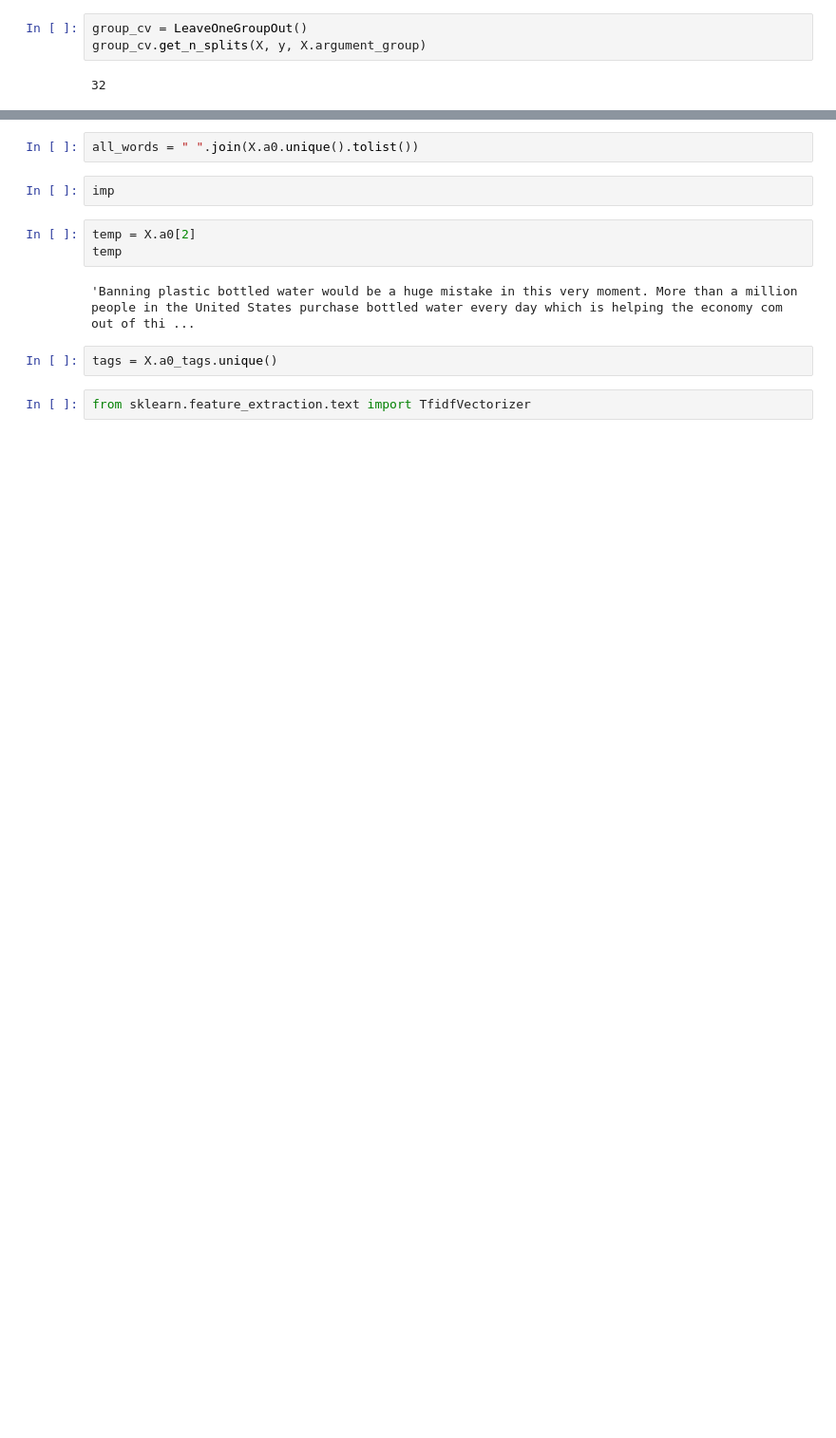
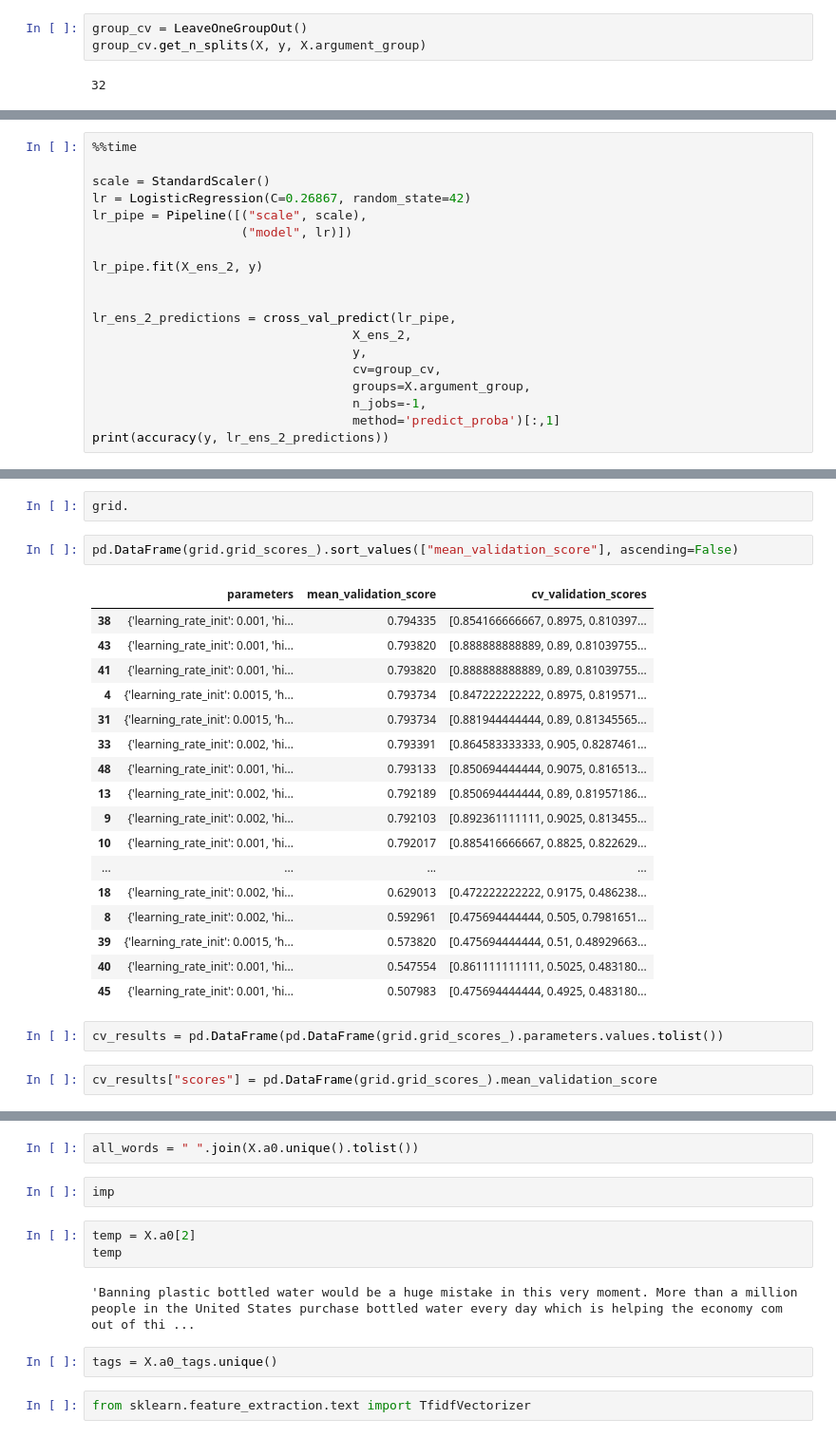
Before and after one commit to JasonSanchez/debate_comparison, a Jupyter notebook: master_notebook.ipynb, the cells around one changed output, grey strips where cells are left out. Shown at 95% size. Cells and saved outputs as stored; diff of their text form; blank space fills up the shorter version.

```diff
--- a/master_notebook.ipynb
+++ b/master_notebook.ipynb
@@ -322,0 +619,19 @@ Wall time: 2.02 s
+# %%
+%%time
+
+scale = StandardScaler()
+lr = LogisticRegression(C=0.26867, random_state=42)
+lr_pipe = Pipeline([("scale", scale),
+                    ("model", lr)])
+
+lr_pipe.fit(X_ens_2, y)
+
+
+lr_ens_2_predictions = cross_val_predict(lr_pipe,
+                                   X_ens_2,
+                                   y,
+                                   cv=group_cv,
+                                   groups=X.argument_group,
+                                   n_jobs=-1,
+                                   method='predict_proba')[:,1]
+print(accuracy(y, lr_ens_2_predictions))
@@ -322,0 +671,26 @@ Wall time: 2.02 s
+# %%
+grid.
+# %%
+pd.DataFrame(grid.grid_scores_).sort_values(["mean_validation_score"], ascending=False)
+# %% [output]
+|  | parameters | mean_validation_score | cv_validation_scores |
+| 38 | {'learning_rate_init': 0.001, 'hi... | 0.794335 | [0.854166666667, 0.8975, 0.810397... |
+| 43 | {'learning_rate_init': 0.001, 'hi... | 0.793820 | [0.888888888889, 0.89, 0.81039755... |
+| 41 | {'learning_rate_init': 0.001, 'hi... | 0.793820 | [0.888888888889, 0.89, 0.81039755... |
+| 4 | {'learning_rate_init': 0.0015, 'h... | 0.793734 | [0.847222222222, 0.8975, 0.819571... |
+| 31 | {'learning_rate_init': 0.0015, 'h... | 0.793734 | [0.881944444444, 0.89, 0.81345565... |
+| 33 | {'learning_rate_init': 0.002, 'hi... | 0.793391 | [0.864583333333, 0.905, 0.8287461... |
+| 48 | {'learning_rate_init': 0.001, 'hi... | 0.793133 | [0.850694444444, 0.9075, 0.816513... |
+| 13 | {'learning_rate_init': 0.002, 'hi... | 0.792189 | [0.850694444444, 0.89, 0.81957186... |
+| 9 | {'learning_rate_init': 0.002, 'hi... | 0.792103 | [0.892361111111, 0.9025, 0.813455... |
+| 10 | {'learning_rate_init': 0.001, 'hi... | 0.792017 | [0.885416666667, 0.8825, 0.822629... |
+| ... | ... | ... | ... |
+| 18 | {'learning_rate_init': 0.002, 'hi... | 0.629013 | [0.472222222222, 0.9175, 0.486238... |
+| 8 | {'learning_rate_init': 0.002, 'hi... | 0.592961 | [0.475694444444, 0.505, 0.7981651... |
+| 39 | {'learning_rate_init': 0.0015, 'h... | 0.573820 | [0.475694444444, 0.51, 0.48929663... |
+| 40 | {'learning_rate_init': 0.001, 'hi... | 0.547554 | [0.861111111111, 0.5025, 0.483180... |
+| 45 | {'learning_rate_init': 0.001, 'hi... | 0.507983 | [0.475694444444, 0.4925, 0.483180... |
+# %%
+cv_results = pd.DataFrame(pd.DataFrame(grid.grid_scores_).parameters.values.tolist())
+# %%
+cv_results["scores"] = pd.DataFrame(grid.grid_scores_).mean_validation_score
```
Also changed, not shown: parts of 49 cells of this notebook.
